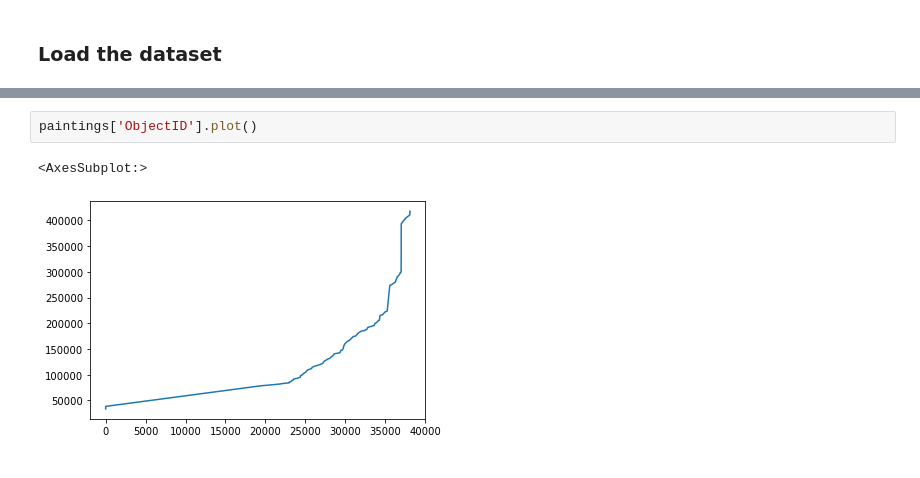
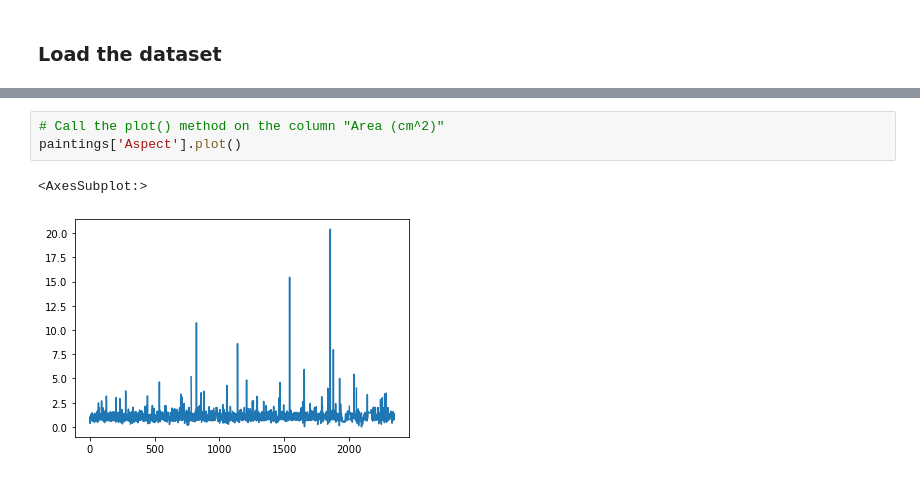
Before and after one commit to ncsu-libraries-data-vis/python-open-labs, a Jupyter notebook: Open_Lab_5_visualization_with_pandas/filled_Open_Lab_5_visualization_with_pandas.ipynb, the cells around one changed output, grey strips where cells are left out. Drawn from its saved outputs; the diff is of its cells as text.

Commit message:
finished plot methods guide

```diff
--- a/Open_Lab_5_visualization_with_pandas/filled_Open_Lab_5_visualization_with_pandas.ipynb
+++ b/Open_Lab_5_visualization_with_pandas/filled_Open_Lab_5_visualization_with_pandas.ipynb
@@ -85,5 +85,6 @@ paintings.plot()
-# %%
-paintings['ObjectID'].plot()
-# %% [output]
-<AxesSubplot:>
-[figure, removed]
+# %%
+# Call the plot() method on the column "Area (cm^2)"
+paintings['Aspect'].plot()
+# %% [output]
+<AxesSubplot:>
+[figure, added]
```
Also changed, not shown: parts of 17 cells of this notebook.
